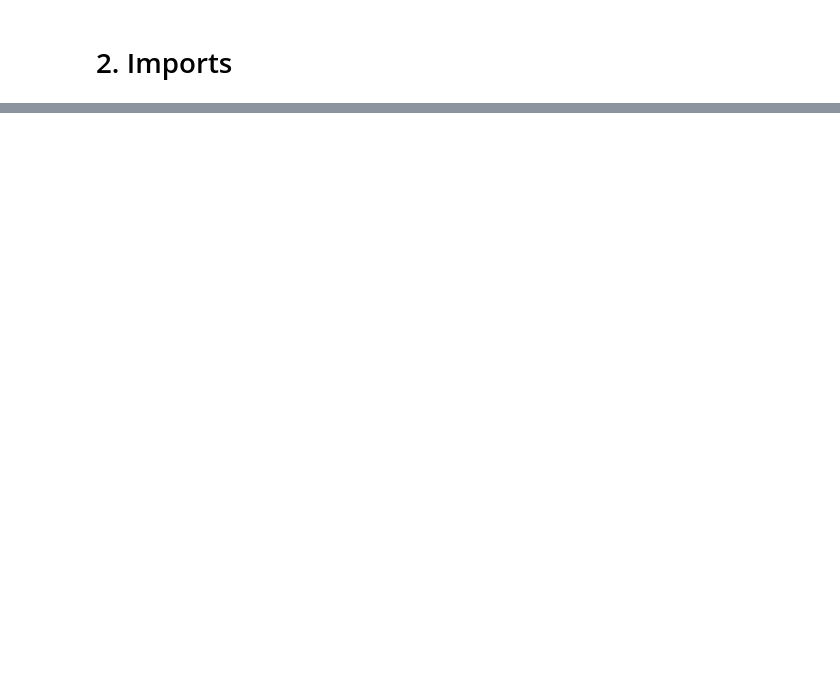
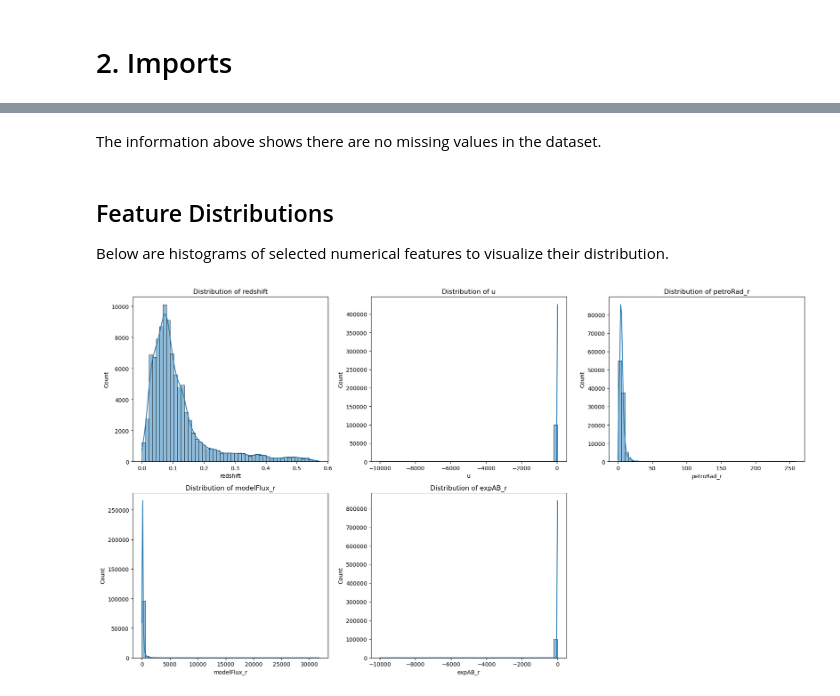
Before and after one commit to gsacekbruncc/sdss-galaxy-classification, a Jupyter notebook: notebook/sdss_galaxy_classification.ipynb, the cells around one changed output, grey strips where cells are left out. Drawn from its saved outputs; the diff is of its cells as text; code cells hidden in the pictures; blank space fills up the shorter version.

```diff
--- a/notebook/sdss_galaxy_classification.ipynb
+++ b/notebook/sdss_galaxy_classification.ipynb
@@ -46,0 +159,26 @@ df.head()
+# %% [markdown]
+The information above shows there are no missing values in the dataset.
+# %% [markdown]
+## Feature Distributions
+
+Below are histograms of selected numerical features to visualize their distribution.
+# %%
+numeric_cols = ['redshift', 'u', 'petroRad_r', 'modelFlux_r', 'expAB_r']
+
+# Create a 2x3 grid (6 slots total)
+fig, axes = plt.subplots(2, 3, figsize=(18, 10))
+axes = axes.flatten()
+
+for i, col in enumerate(numeric_cols):
+    sns.histplot(df[col], bins=50, kde=True, ax=axes[i])
+    axes[i].set_title(f"Distribution of {col}")
+    axes[i].set_xlabel(col)
+    axes[i].set_ylabel("Count")
+
+# Turn off the unused subplot (slot #5 since indexing starts at 0)
+axes[-1].axis('off')
+
+plt.tight_layout()
+plt.show()
+# %% [output]
+[figure, added]
```
Also changed, not shown: parts of 20 cells of this notebook.
